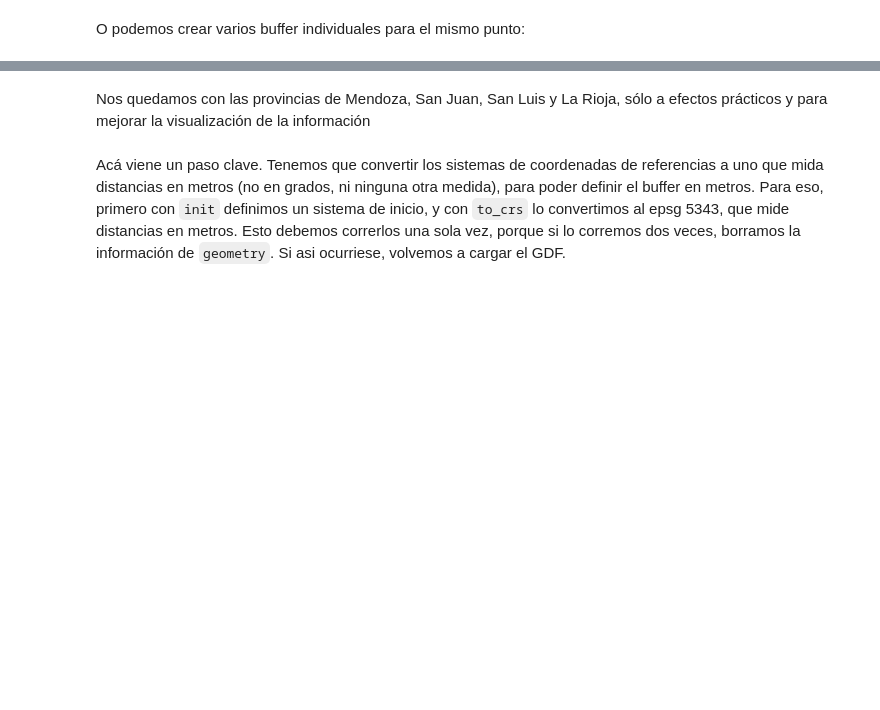
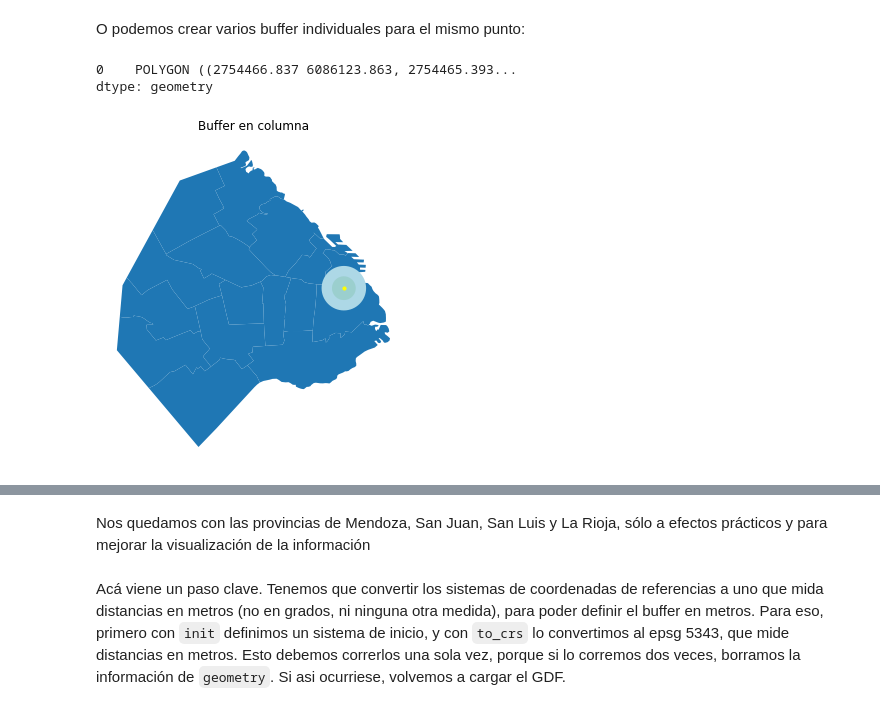
Before and after one commit to matog/Flacso_ciencia_de_datos_python_2023, a Jupyter notebook: Clase4/5 - GIS.ipynb, the cells around one changed output, grey strips where cells are left out. Drawn from its saved outputs; the diff is of its cells as text; code cells hidden in the pictures; blank space fills up the shorter version.

```diff
--- a/Clase4/5 - GIS.ipynb
+++ b/Clase4/5 - GIS.ipynb
@@ -351,17 +676,25 @@ O podemos crear varios buffer individuales para el mismo punto:
 uba_300 = gdf_uba.buffer(300)
 uba_800 = gdf_uba.buffer(800)
 uba_1000 = gdf_uba.buffer(1000)
+# %%
+uba_300
+# %% [output]
+0    POLYGON ((2754466.837 6086123.863, 2754465.393...
+dtype: geometry
 # %%
 fig, ax = plt.subplots(figsize=(8,6))
 
 gdf_caba.plot(ax=ax)
 
 gdf_uba['buffer'].plot(ax=ax, color='lightblue')
+uba_800.plot(ax=ax, color='green', alpha = 0.1)
 gdf_uba.plot(ax=ax, color='yellow', markersize=10); # Universidad
 
 ax.set(title='Buffer en columna')
 
 ax.set_axis_off();
+# %% [output]
+[figure, added]
 # %%
 fig, ax = plt.subplots(figsize=(8,6))
 
```
Also changed, not shown: parts of 63 cells of this notebook, 1 other file.
